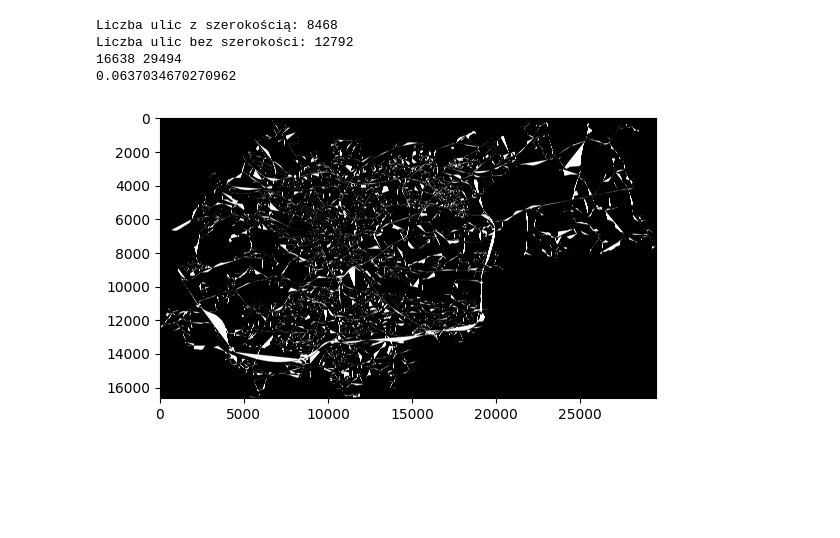
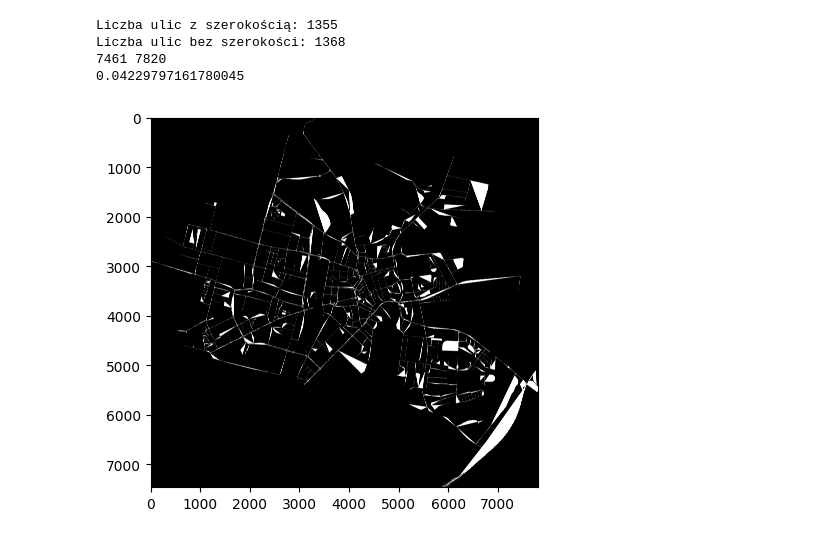
Before and after one commit to jakseluz/CRoadA, a Jupyter notebook: Scraper/grid.ipynb, the cells around one changed output. Saved outputs shown, nothing was run; the diff lists cells and outputs as text; code cells hidden in the pictures; blank space fills up the shorter version.

```diff
--- a/Scraper/grid.ipynb
+++ b/Scraper/grid.ipynb
@@ -216,10 +216,10 @@ def get_city_grid(city):
 
     return grid
 # %%
-grid = get_city_grid("Kraków, Poland")
+grid = get_city_grid("Słupsk, Poland")
 # %% [output]
-Liczba ulic z szerokością: 8468
-Liczba ulic bez szerokości: 12792
-16638 29494
-0.0637034670270962
+Liczba ulic z szerokością: 1355
+Liczba ulic bez szerokości: 1368
+7461 7820
+0.04229797161780045
-[figure, old version]
+[figure, new version]
```
Also changed, not shown: parts of 1 cell of this notebook, 46 other files.
